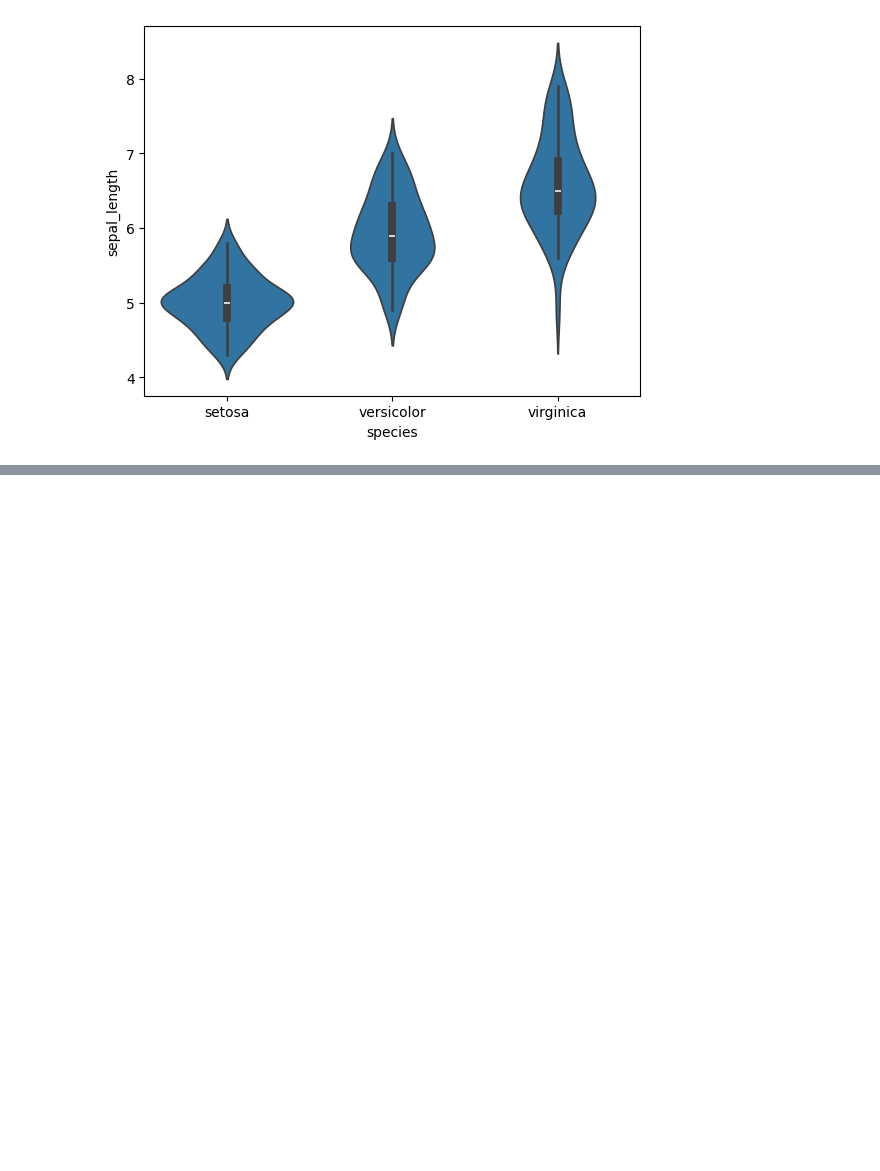
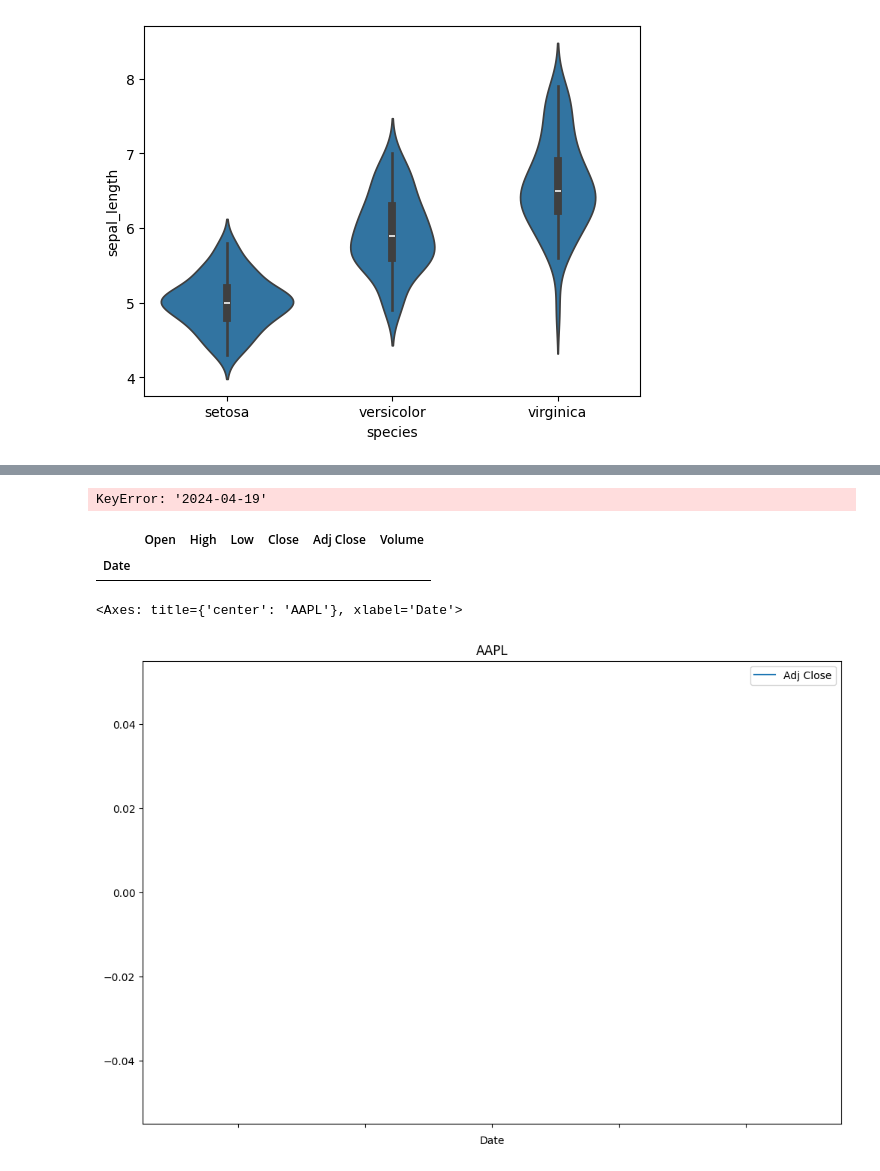
Before and after one commit to ainguyen05/ainguyen05.github.io, a Jupyter notebook: [Turtorial] EDA - Python.ipynb, the cells around one changed output, grey strips where cells are left out. Saved outputs shown, nothing was run; the diff lists cells and outputs as text; code cells hidden in the pictures; blank space fills up the shorter version.

```diff
--- a/[Turtorial] EDA - Python.ipynb
+++ b/[Turtorial] EDA - Python.ipynb
@@ -293,0 +332,7 @@ sns.violinplot(x='species', y='sepal_length', data=df)
+# %%
+#%%
+end = dt.datetime.now()
+start = dt.datetime(2016, 1, 1)
+print(f'{start} -> {end}')
+
+df = web.DataReader('AAPL', start, end)
@@ -293,0 +353,4 @@ sns.violinplot(x='species', y='sepal_length', data=df)
+# %%
+df.loc['2024-04-19']
+# %% [output]
+KeyError: '2024-04-19'
@@ -293,0 +360,10 @@ sns.violinplot(x='species', y='sepal_length', data=df)
+# %%
+display(df1)
+# %% [output]
+|  | Open | High | Low | Close | Adj Close | Volume |
+| Date |  |  |  |  |  |  |
+# %%
+df['Adj Close'].plot(legend=True, figsize=(12,8), title='AAPL', label = 'Adj Close')
+# %% [output]
+<Axes: title={'center': 'AAPL'}, xlabel='Date'>
+[figure, added]
```
Also changed, not shown: parts of 9 cells of this notebook, 1 other file.
